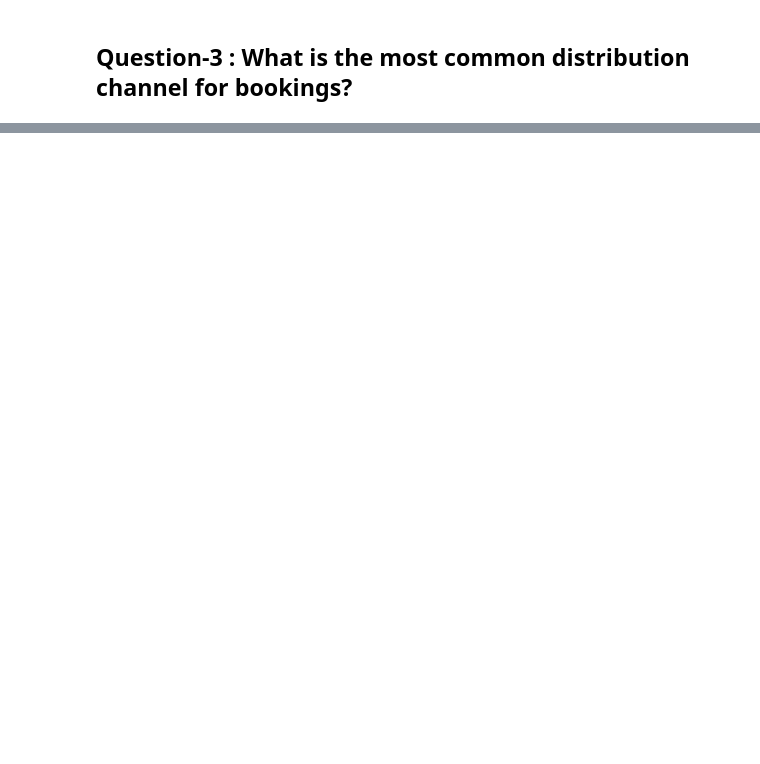
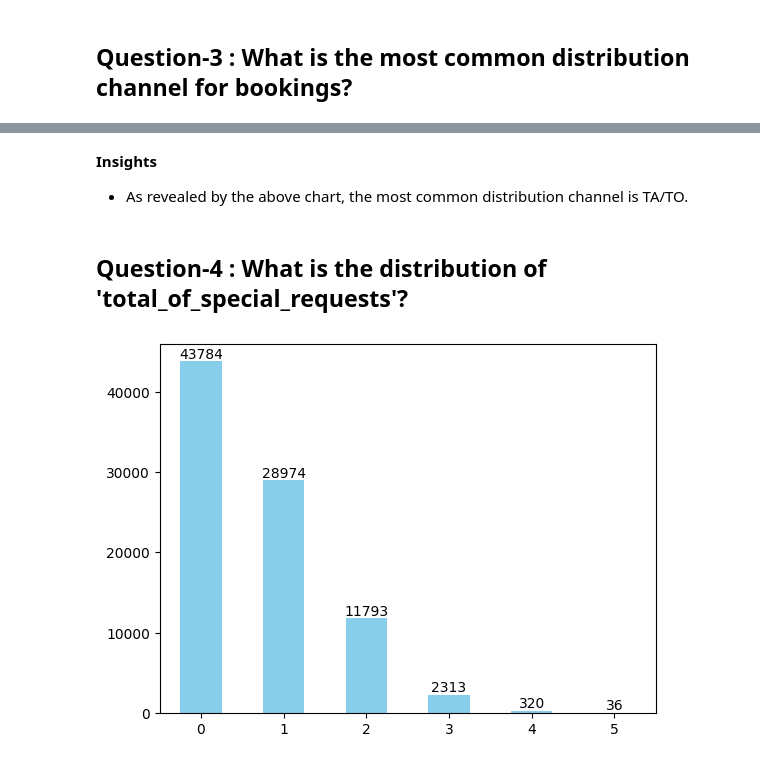
Before and after one commit to Adnan12345678910/Hotel_Booking_Analysis, a Jupyter notebook: Hotel_Bookings.ipynb, the cells around one changed output, grey strips where cells are left out. Drawn from its saved outputs; the diff is of its cells as text; code cells hidden in the pictures; blank space fills up the shorter version.

```diff
--- a/Hotel_Bookings.ipynb
+++ b/Hotel_Bookings.ipynb
@@ -498,0 +569,14 @@ for i,m in enumerate(distribution_channel_value_counts):
+# %% [markdown]
+**Insights**
+- As revealed by the above chart, the most common distribution channel is TA/TO.
+# %% [markdown]
+## Question-4 : What is the distribution of 'total_of_special_requests'?
+# %%
+#sns.countplot(data["total_of_special_requests"])
+data["total_of_special_requests"].value_counts().plot(kind="bar",color="skyblue")
+for index,value in enumerate(data["total_of_special_requests"].value_counts()):
+  plt.text(index,value,str(value),ha="center",va="bottom")
+plt.xticks(rotation=0)
+plt.show()
+# %% [output]
+[figure, added]
```
Also changed, not shown: parts of 137 cells of this notebook.
